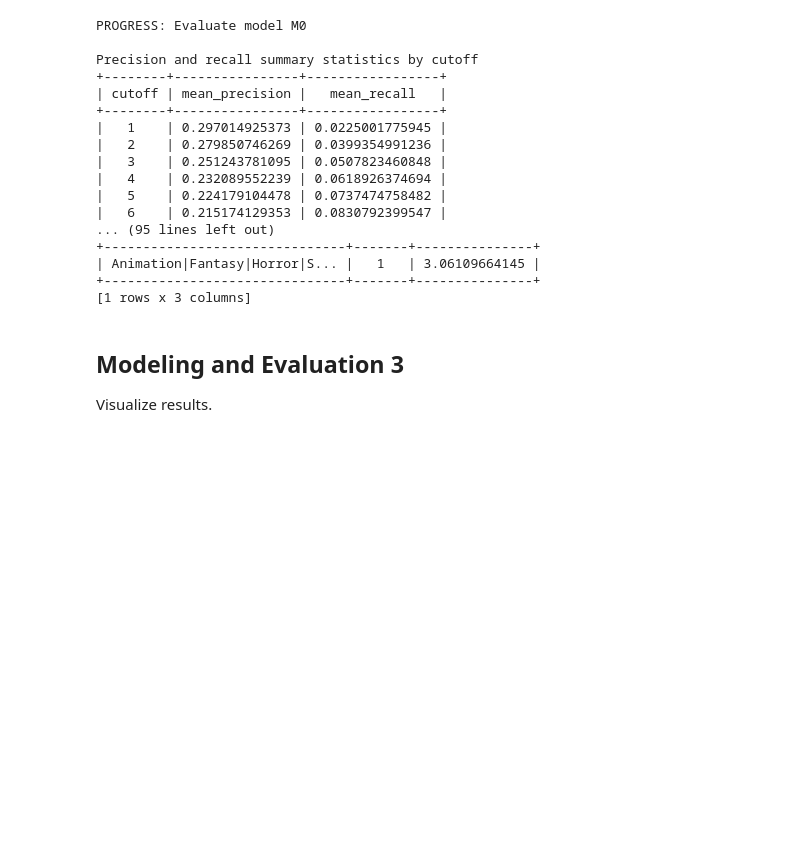
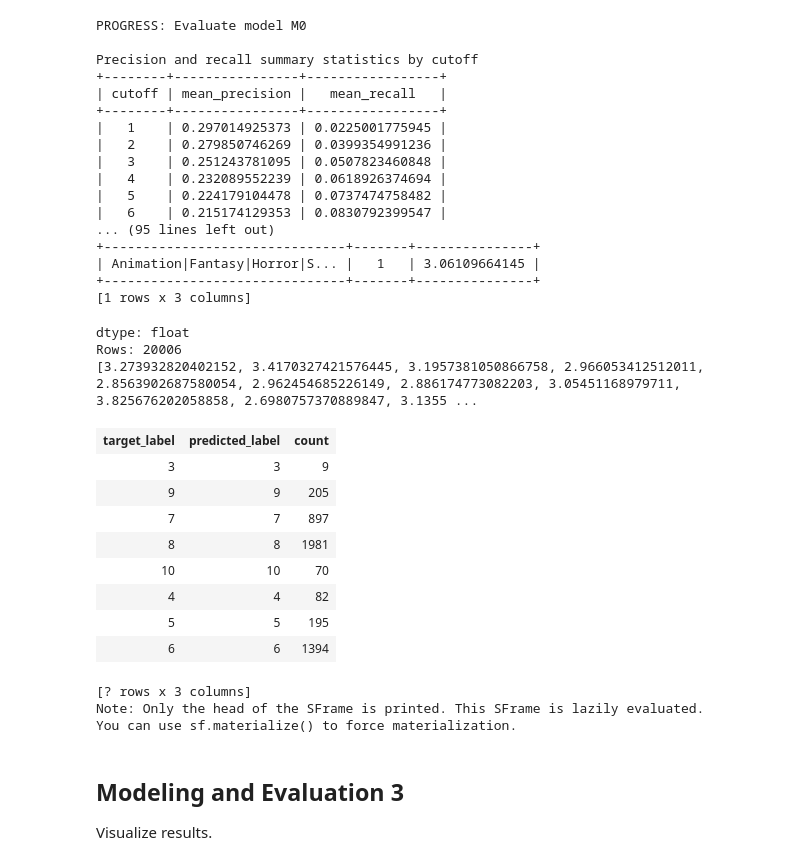
Before and after one commit to JackNelson/MSDS7331_Project3, a Jupyter notebook: MSDS7331_Lab3_AbrahamHarrisHidgonNelson.ipynb, the cells around one changed output. Saved outputs shown, nothing was run; the diff lists cells and outputs as text; code cells hidden in the pictures; blank space fills up the shorter version.

```diff
--- a/MSDS7331_Lab3_AbrahamHarrisHidgonNelson.ipynb
+++ b/MSDS7331_Lab3_AbrahamHarrisHidgonNelson.ipynb
@@ -810,6 +849,31 @@ Precision and recall summary statistics by cutoff
 | Animation|Fantasy|Horror|S... |   1   | 3.06109664145 |
 +-------------------------------+-------+---------------+
 [1 rows x 3 columns]
+# %%
+rec_rank_fact.predict(test)
+# %% [output]
+dtype: float
+Rows: 20006
+[3.273932820402152, 3.4170327421576445, 3.1957381050866758, 2.966053412512011, 2.8563902687580054, 2.962454685226149, 2.886174773082203, 3.05451168979711, 3.825676202058858, 2.6980757370889847, 3.1355 ...
+# %%
+targets = test['rating'].apply(lambda x: int(x*2))
+predictions = rec_rank_fact.predict(test).apply(lambda x: int(round(x*2)) if x < 5.5 else int(10))#.sort('predicted_label')
+conf_matrix = gl.evaluation.confusion_matrix(targets,predictions)
+conf_matrix
+conf_matrix[conf_matrix['predicted_label'] == conf_matrix['target_label']]
+# %% [output]
+| target_label | predicted_label | count |
+| 3 | 3 | 9 |
+| 9 | 9 | 205 |
+| 7 | 7 | 897 |
+| 8 | 8 | 1981 |
+| 10 | 10 | 70 |
+| 4 | 4 | 82 |
+| 5 | 5 | 195 |
+| 6 | 6 | 1394 |
+[? rows x 3 columns]
+Note: Only the head of the SFrame is printed. This SFrame is lazily evaluated.
+You can use sf.materialize() to force materialization.
 # %% [markdown]
 <h2> Modeling and Evaluation 3 </h2>
 Visualize results.
```
Also changed, not shown: parts of 8 cells of this notebook.
